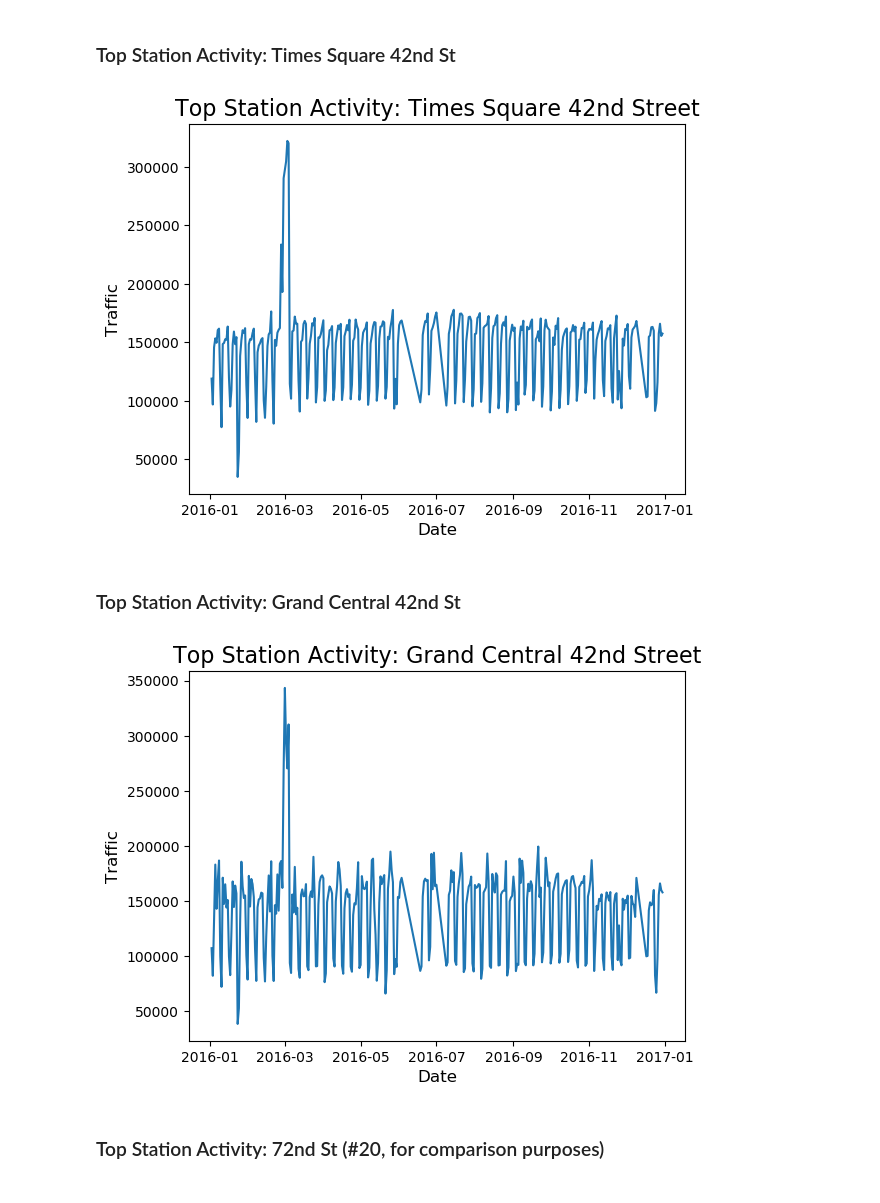
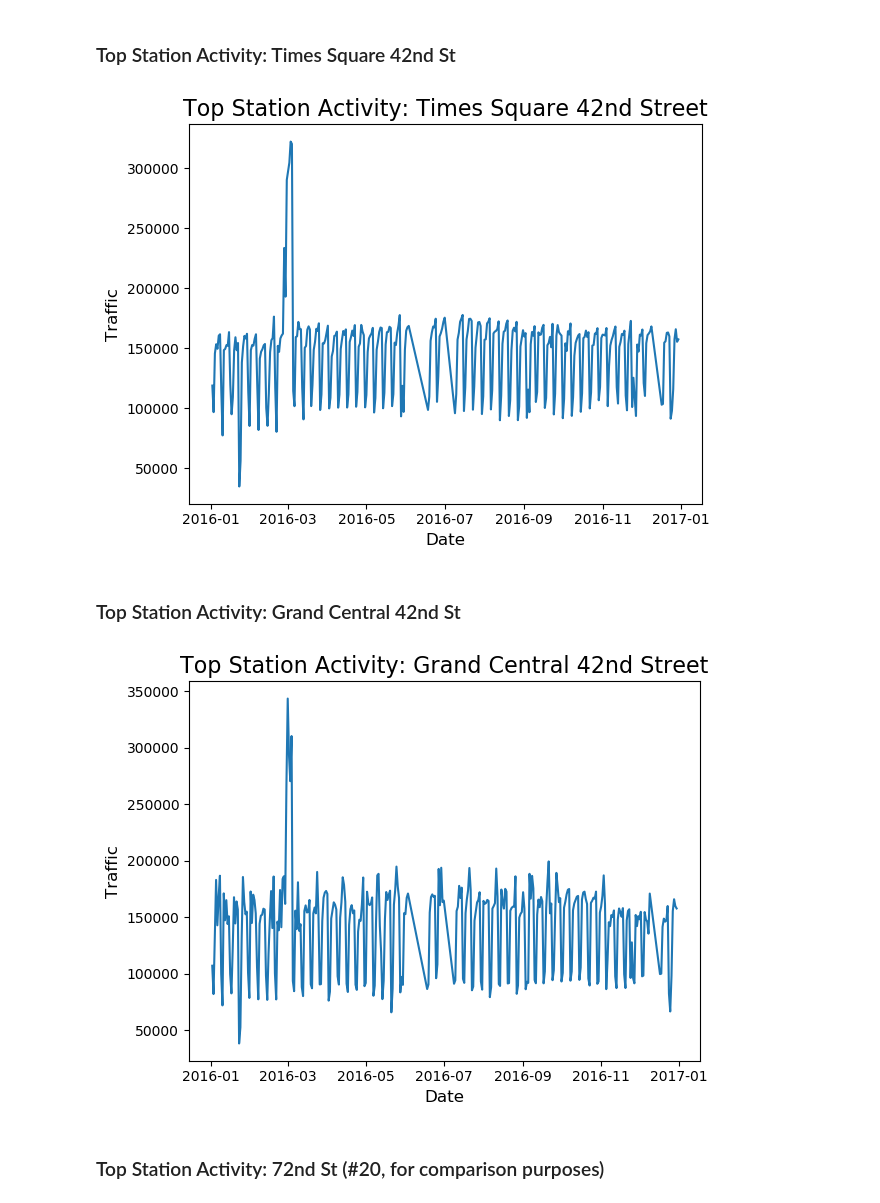
Before and after one commit to cipher813/McMahon_Metis, a Jupyter notebook: Project_1/P1_MTA.ipynb, the cells around one changed output. Drawn from its saved outputs; the diff is of its cells as text; code cells hidden in the pictures.

```diff
--- a/Project_1/P1_MTA.ipynb
+++ b/Project_1/P1_MTA.ipynb
@@ -236,26 +236,28 @@ plt.plot(x,y)
 plt.title("Top Station Activity: Times Square 42nd Street",fontsize=16)
 plt.xlabel('Date', fontsize=12)
 plt.ylabel('Traffic', fontsize=12)
+plt.tight_layout()
 plt.savefig('charts/TSQ.png')
 plt.show()
 # %% [output]
-[figure, old version]
+[figure, new version]
 # %% [markdown]
 ### Top Station Activity: Grand Central 42nd St
 # %%
 data_GRD = data_stndate[data_stndate['Station'] == 'GRD CNTRL-42 ST']
 
 y = pd.Series(data_GRD['Traffic_Tot'])
 x = pd.Series(data_GRD['Date'])
 
 plt.plot(x,y)
 plt.title("Top Station Activity: Grand Central 42nd Street",fontsize=16)
 plt.xlabel('Date', fontsize=12)
 plt.ylabel('Traffic', fontsize=12)
+plt.tight_layout()
 plt.savefig('charts/GRD.png')
 plt.show()
 # %% [output]
-[figure, old version]
+[figure, new version]
 # %% [markdown]
 ### Top Station Activity: 72nd St (#20, for comparison purposes)
 # %%
```
Also changed, not shown: parts of 6 cells of this notebook, 7 other files.
